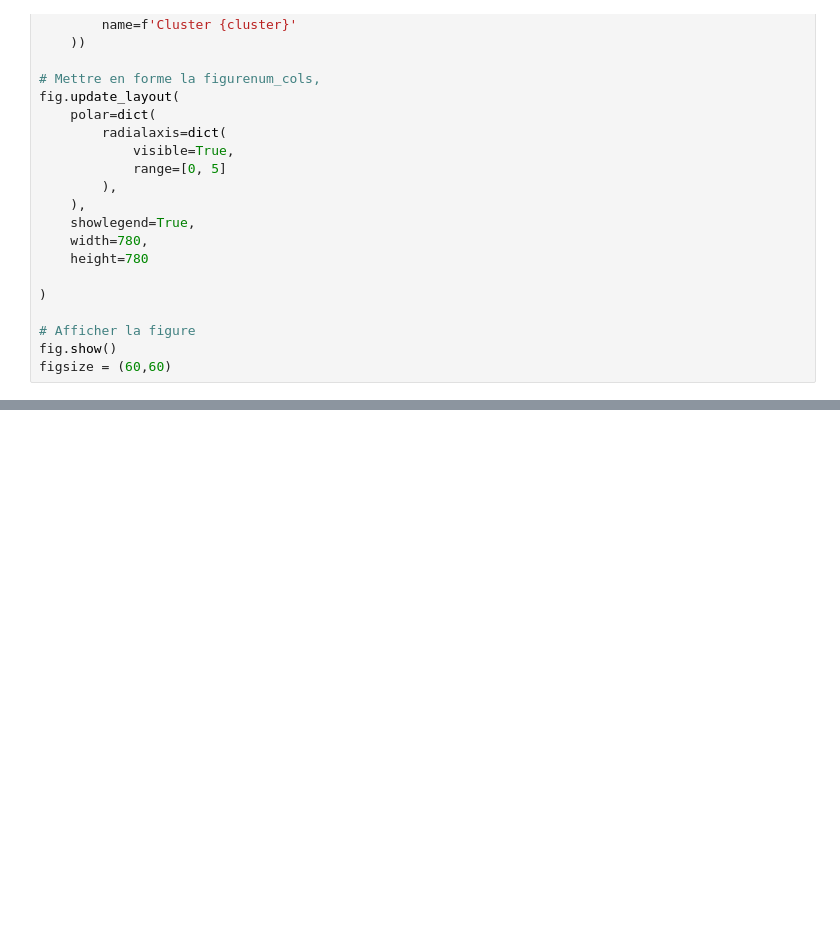
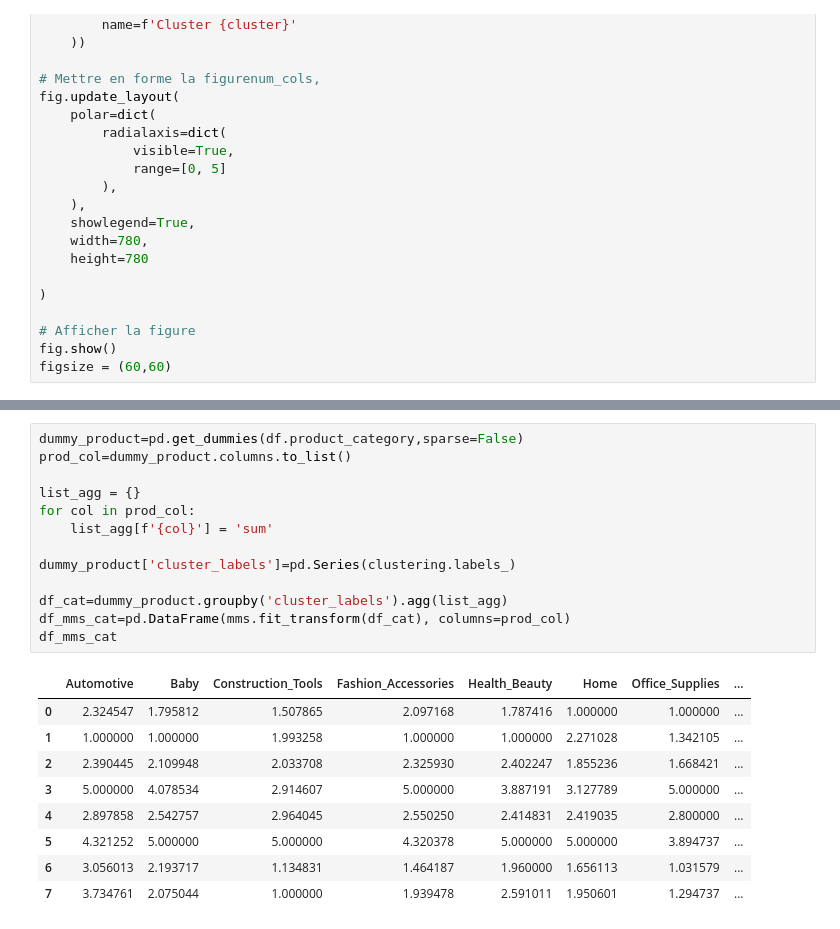
Before and after one commit to ZouhairHoussni/olist, a Jupyter notebook: modelisation.ipynb, the cells around one changed output, grey strips where cells are left out. Saved outputs shown, nothing was run; the diff lists cells and outputs as text; blank space fills up the shorter version.

```diff
--- a/modelisation.ipynb
+++ b/modelisation.ipynb
@@ -432,0 +342,23 @@ figsize = (60,60)
+# %%
+dummy_product=pd.get_dummies(df.product_category,sparse=False)
+prod_col=dummy_product.columns.to_list()
+
+list_agg = {}
+for col in prod_col:
+    list_agg[f'{col}'] = 'sum'
+
+dummy_product['cluster_labels']=pd.Series(clustering.labels_)
+
+df_cat=dummy_product.groupby('cluster_labels').agg(list_agg)
+df_mms_cat=pd.DataFrame(mms.fit_transform(df_cat), columns=prod_col)
+df_mms_cat
+# %% [output]
+|  | Automotive | Baby | Construction_Tools | Fashion_Accessories | Health_Beauty | Home | Office_Supplies | ... |
+| 0 | 2.324547 | 1.795812 | 1.507865 | 2.097168 | 1.787416 | 1.000000 | 1.000000 | ... |
+| 1 | 1.000000 | 1.000000 | 1.993258 | 1.000000 | 1.000000 | 2.271028 | 1.342105 | ... |
+| 2 | 2.390445 | 2.109948 | 2.033708 | 2.325930 | 2.402247 | 1.855236 | 1.668421 | ... |
+| 3 | 5.000000 | 4.078534 | 2.914607 | 5.000000 | 3.887191 | 3.127789 | 5.000000 | ... |
+| 4 | 2.897858 | 2.542757 | 2.964045 | 2.550250 | 2.414831 | 2.419035 | 2.800000 | ... |
+| 5 | 4.321252 | 5.000000 | 5.000000 | 4.320378 | 5.000000 | 5.000000 | 3.894737 | ... |
+| 6 | 3.056013 | 2.193717 | 1.134831 | 1.464187 | 1.960000 | 1.656113 | 1.031579 | ... |
+| 7 | 3.734761 | 2.075044 | 1.000000 | 1.939478 | 2.591011 | 1.950601 | 1.294737 | ... |
```
Also changed, not shown: parts of 17 cells of this notebook.
